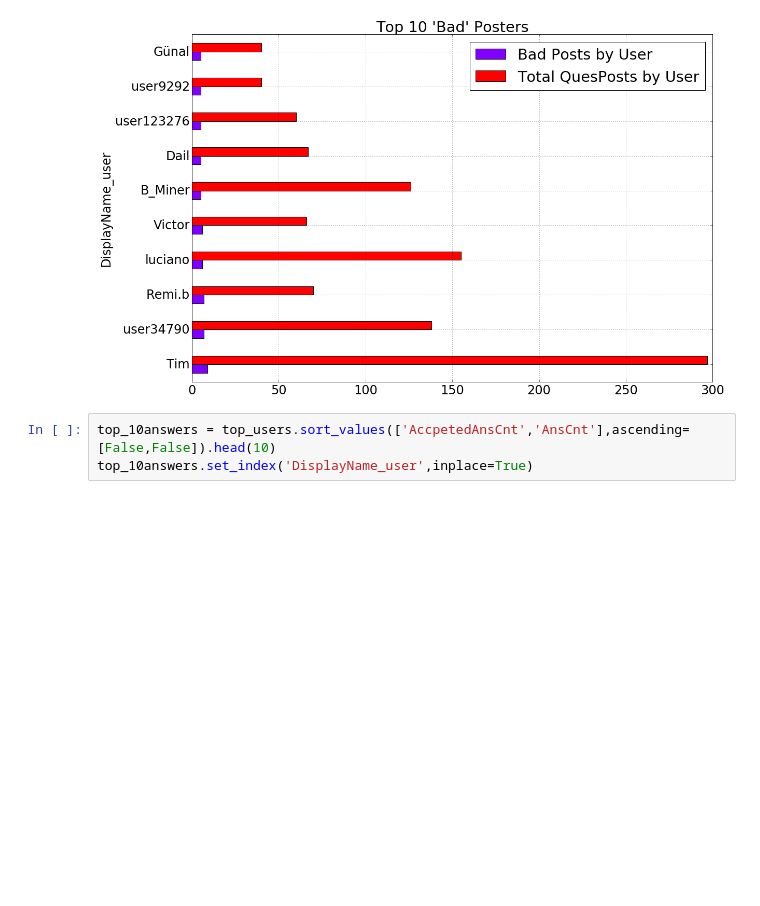
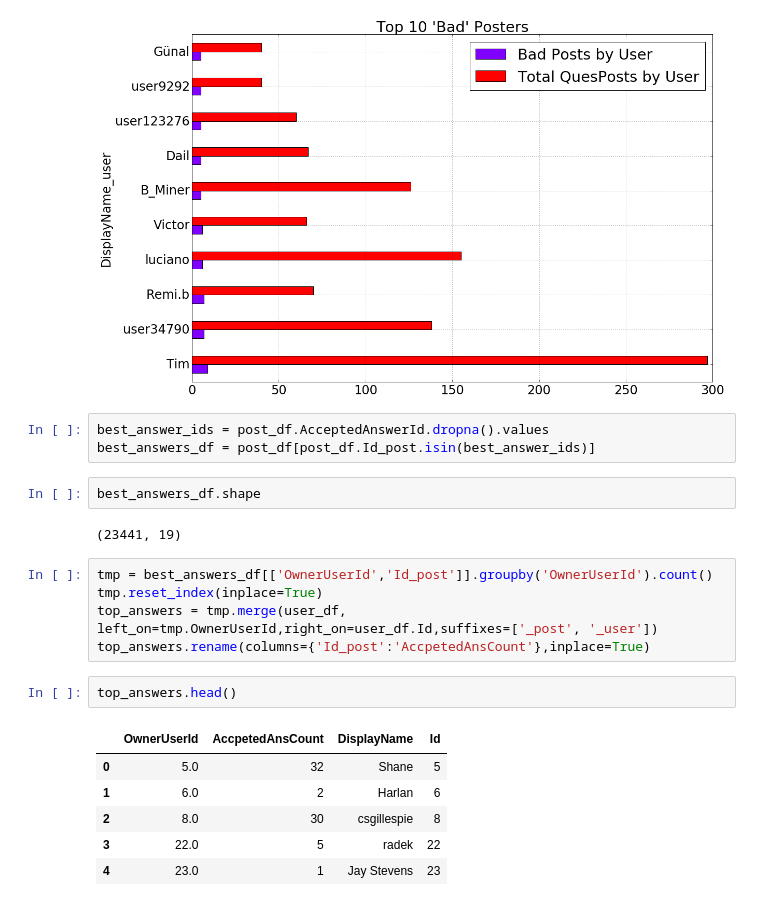
Before and after one commit to jpzhangvincent/StackOverflow-MLproject, a Jupyter notebook: EDA/Exploratory Data Analysis .ipynb, the cells around one changed output. Saved outputs shown, nothing was run; the diff lists cells and outputs as text; blank space fills up the shorter version.

```diff
--- a/EDA/Exploratory Data Analysis .ipynb
+++ b/EDA/Exploratory Data Analysis .ipynb
@@ -178,6 +176,24 @@ plt.legend(['Bad Posts by User', 'Total QuesPosts by User'])
 # %% [output]
 <matplotlib.legend.Legend at 0x...>
 [figure]
-# %%
-top_10answers = top_users.sort_values(['AccpetedAnsCnt','AnsCnt'],ascending=[False,False]).head(10)
-top_10answers.set_index('DisplayName_user',inplace=True)
+# %%
+best_answer_ids = post_df.AcceptedAnswerId.dropna().values
+best_answers_df = post_df[post_df.Id_post.isin(best_answer_ids)]
+# %%
+best_answers_df.shape
+# %% [output]
+(23441, 19)
+# %%
+tmp = best_answers_df[['OwnerUserId','Id_post']].groupby('OwnerUserId').count()
+tmp.reset_index(inplace=True)
+top_answers = tmp.merge(user_df, left_on=tmp.OwnerUserId,right_on=user_df.Id,suffixes=['_post', '_user'])
+top_answers.rename(columns={'Id_post':'AccpetedAnsCount'},inplace=True)
+# %%
+top_answers.head()
+# %% [output]
+|  | OwnerUserId | AccpetedAnsCount | DisplayName | Id |
+| 0 | 5.0 | 32 | Shane | 5 |
+| 1 | 6.0 | 2 | Harlan | 6 |
+| 2 | 8.0 | 30 | csgillespie | 8 |
+| 3 | 22.0 | 5 | radek | 22 |
+| 4 | 23.0 | 1 | Jay Stevens | 23 |
```
Also changed, not shown: parts of 17 cells of this notebook.
